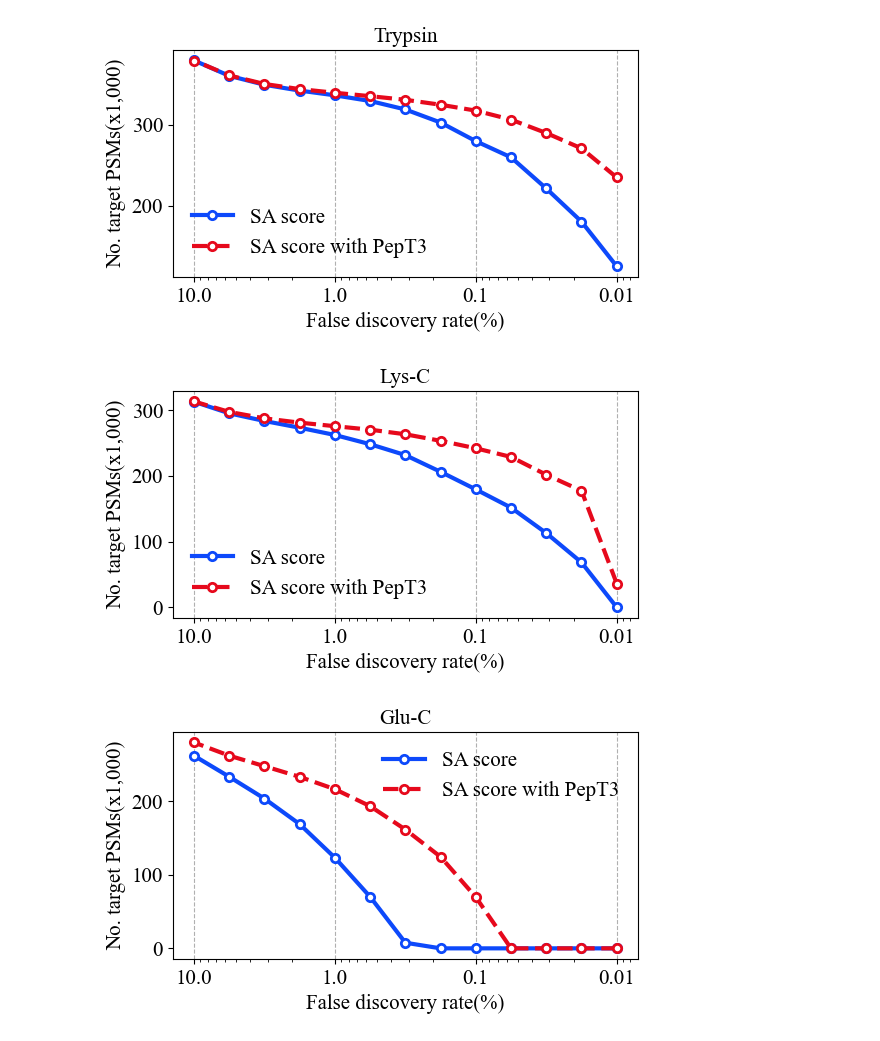
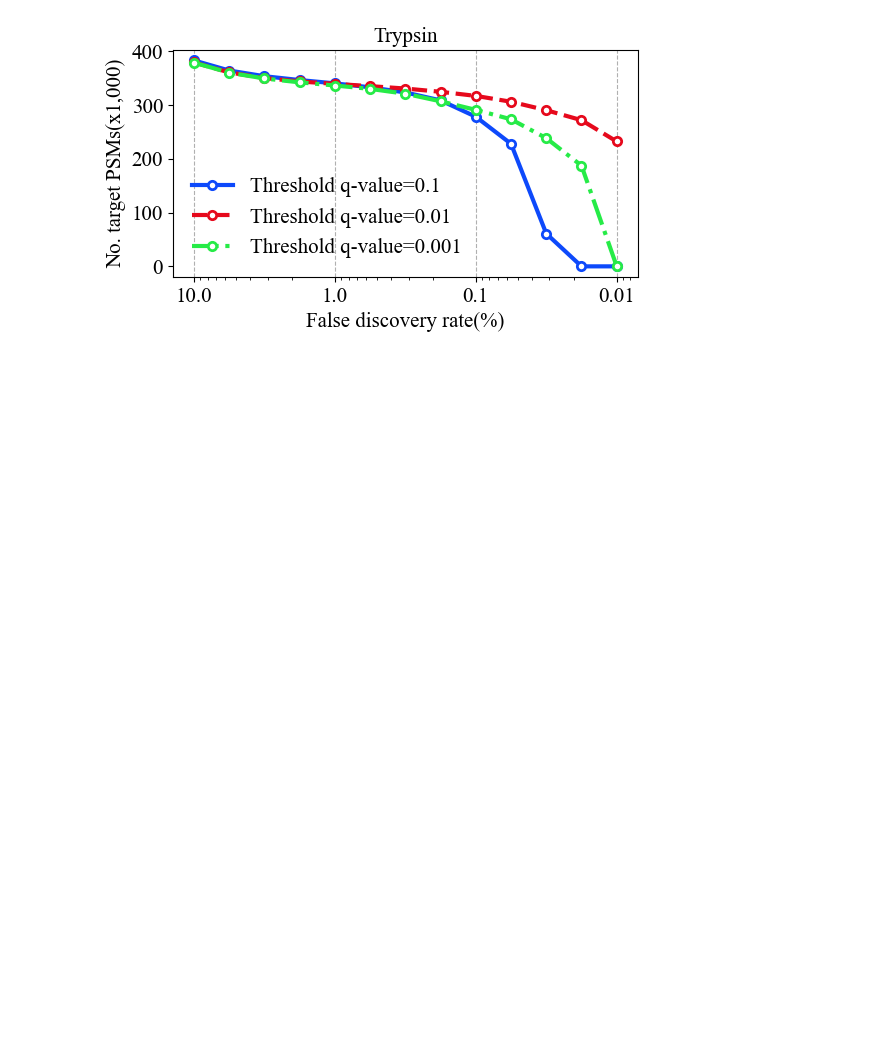
Before and after one commit to gusye1234/pept3-exp, a Jupyter notebook: figs/fig2_fdr_curves.ipynb, the cells around one changed output. Drawn from its saved outputs; the diff is of its cells as text; code cells hidden in the pictures; blank space fills up the shorter version.

```diff
--- a/figs/fig2_fdr_curves.ipynb
+++ b/figs/fig2_fdr_curves.ipynb
@@ -24,23 +90,23 @@ import seaborn as sns
 # %%
 whichs = ['trypsin', "lysc", 'gluc', "chymo"]
 for which, show in zip(whichs, ["Trypsin", "Lys-C", "Glu-C", "Chymo"]):
-    frag_model = "prosit_l1"
+    frag_model = "pdeep2"
     # result_dir = f"/data/yejb/prosit/figs/boosting/figs/Figure_5_{which}/percolator/{frag_model}_finetune"
     result_dir = f"/data2/yejb/prosit/figs/fig235/{which}/percolator_up/try/{frag_model}"
 
-    no_finetuned_dir = os.path.join(result_dir, "no_finetuned_twofold")
+    no_finetuned_dir = os.path.join(result_dir, "no_finetuned_3fold")
     # prosit_combined = pd.read_csv(os.path.join(no_finetuned_dir, "prosit_combined_target.psms"), sep='\t')
     prosit_best = pd.read_csv(os.path.join(no_finetuned_dir, "prosit_best_target.psms"), sep='\t')
 
-    finetuned_dir = os.path.join(result_dir, "finetuned_twofold")
+    finetuned_dir = os.path.join(result_dir, "finetuned_3fold_0.1")
     # finetune_prosit_combined = pd.read_csv(os.path.join(finetuned_dir, "prosit_combined_target.psms"), sep='\t')
     finetune_prosit_best = pd.read_csv(os.path.join(
         finetuned_dir, "prosit_best_target.psms"), sep='\t')
 
     import matplotlib as mpl
     plt.style.use(['ieee', "high-vis",'no-latex'])
+    plt.rcParams["font.family"] = "Times New Roman"
     plt.rcParams['svg.fonttype'] = 'none'
-    plt.rcParams["font.family"] = "Times New Roman"
 
     fdr_to_show = [0.0001*(10**0.25)**i for i in range(0, 13)]
     nf_combined = []
@@ -151,66 +293,68 @@ for which, show in zip(whichs, ["Trypsin", "Lys-C", "Glu-C", "Chymo"]):
 # %%
 whichs = ['trypsin', "lysc", 'gluc', "chymo"]
-for which, show in zip(whichs, ["Trypsin", "Lys-C", "Glu-C", "Chymo"]):
+which = "trypsin"
+show = "Trypsin"
+
+fig, ax = plt.subplots(figsize=(6, 3), dpi=100)
+ax.set_xscale('log')
+ax.invert_xaxis()
+fdr_to_plot = [i * 100 for i in fdr_to_show]
+plt.ticklabel_format(axis='y', style='sci')
+# ax.grid()
+ax.xaxis.grid(linestyle='--')
+for qvalue in [0.1, 0.01, 0.001]:
     frag_model = "prosit_l1"
     # result_dir = f"/data/yejb/prosit/figs/boosting/figs/Figure_5_{which}/percolator/{frag_model}_finetune"
     result_dir = f"/data2/yejb/prosit/figs/fig235/{which}/percolator_up/try/{frag_model}"
 
-    no_finetuned_dir = os.path.join(result_dir, "no_finetuned_3fold")
+    # no_finetuned_dir = os.path.join(result_dir, "no_finetuned_3fold")
     # prosit_combined = pd.read_csv(os.path.join(no_finetuned_dir, "prosit_combined_target.psms"), sep='\t')
-    prosit_best = pd.read_csv(os.path.join(
-        no_finetuned_dir, "sa_target.psms"), sep='\t')
+    # prosit_best = pd.read_csv(os.path.join(
+    #     no_finetuned_dir, "sa_target.psms"), sep='\t')
 
-    finetuned_dir = os.path.join(result_dir, "finetuned_3fold")
+    finetuned_dir = os.path.join(result_dir, f"finetuned_3fold_{qvalue}")
     # finetune_prosit_combined = pd.read_csv(os.path.join(finetuned_dir, "prosit_combined_target.psms"), sep='\t')
     finetune_prosit_best = pd.read_csv(os.path.join(
         finetuned_dir, "sa_target.psms"), sep='\t')
 
     import matplotlib as mpl
     plt.style.use(['ieee', "high-vis", 'no-latex'])
     plt.rcParams["font.family"] = "Times New Roman"
     plt.rcParams['svg.fonttype'] = 'none'
 
     fdr_to_show = [0.0001 * (10**0.25)**i for i in range(0, 13)]
     nf_combined = []
     nf_best = []
     f_combined = []
     f_best = []
 
     scale = 1000
     # for fdr in fdr_to_show:
     #     nf_combined.append((prosit_combined['q-value'] < fdr).sum()/scale)
-    for fdr in fdr_to_show:
-        nf_best.append((prosit_best['q-value'] < fdr).sum() / scale)
+    # for fdr in fdr_to_show:
+    #     nf_best.append((prosit_best['q-value'] < fdr).sum() / scale)
     # for fdr in fdr_to_show:
     #     f_combined.append((finetune_prosit_combined['q-value'] < fdr).sum()/scale)
     for fdr in fdr_to_show:
         f_best.append((finetune_prosit_best['q-value'] < fdr).sum() / scale)
 
-    fig, ax = plt.subplots(figsize=(6, 3), dpi=100)
-    ax.set_xscale('log')
-    ax.invert_xaxis()
-    fdr_to_plot = [i * 100 for i in fdr_to_show]
-    plt.ticklabel_format(axis='y', style='sci')
-    # ax.grid()
-    ax.xaxis.grid(linestyle='--')
+
     # plt.plot(fdr_to_plot, nf_combined, marker='o',label="prosit", linewidth=3)
-    plt.plot(fdr_to_plot, nf_best, marker='o', label="SA score",
-             linewidth=3, markerfacecolor='w', markeredgewidth=2)
+    # plt.plot(fdr_to_plot, nf_best, marker='o', label="SA score",
+    #          linewidth=3, markerfacecolor='w', markeredgewidth=2)
     # plt.plot(fdr_to_plot, f_combined, marker='o',label="finetuned prosit", linewidth=3)
-    plt.plot(fdr_to_plot, f_best, marker='o', label="SA score with PepT3",
+    plt.plot(fdr_to_plot, f_best, marker='o', label=f"Threshold q-value={qvalue}",
              linewidth=3, markerfacecolor='w', markeredgewidth=2)
 
-    ax.set_xlabel("False discovery rate(%)", fontsize=15)
-    ax.set_ylabel("No. target PSMs(x1,000)", fontsize=15)
-    ax.tick_params(axis='x', labelsize=15)
-    ax.tick_params(axis='y', labelsize=15)
-    ax.get_xaxis().set_major_formatter(
-        mpl.ticker.FuncFormatter(lambda x, p: format(float(x), ',')))
-    ax.legend(prop={'size': 15}, frameon=False)
-    ax.set_title(show, fontsize=15)
-    fig.savefig(
-        f"fig-1/fig2-sa-fdr-{frag_model}-{which}.svg", dpi=300, bbox_inches="tight")
+ax.set_xlabel("False discovery rate(%)", fontsize=15)
+ax.set_ylabel("No. target PSMs(x1,000)", fontsize=15)
+ax.tick_params(axis='x', labelsize=15)
+ax.tick_params(axis='y', labelsize=15)
+ax.get_xaxis().set_major_formatter(
+    mpl.ticker.FuncFormatter(lambda x, p: format(float(x), ',')))
+ax.legend(prop={'size': 15}, frameon=False)
+ax.set_title(show, fontsize=15)
+fig.savefig(
+    f"fig-1/fig2-sa-multi-q-{frag_model}-{which}.svg", dpi=300, bbox_inches="tight")
 # %% [output]
-[figure, old version]
+[figure, new version]
-[figure, removed]
-[figure, removed]
```
Also changed, not shown: parts of 6 cells of this notebook, 23 other files.
